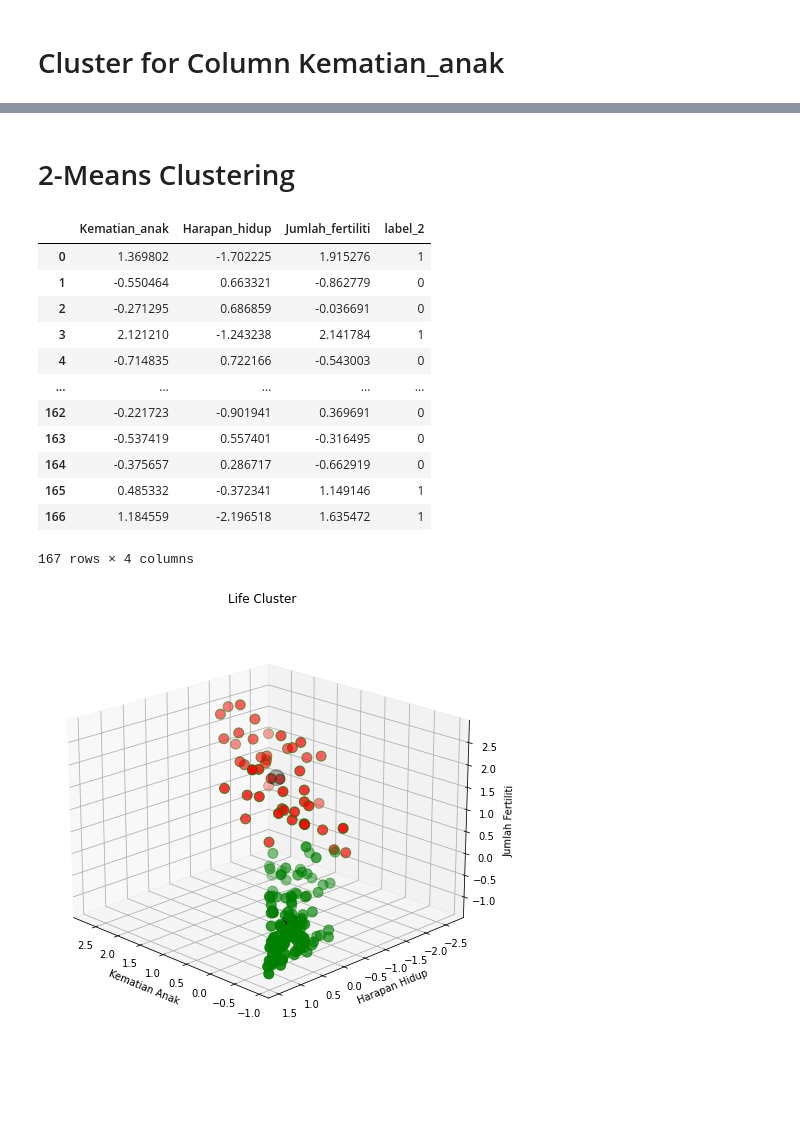
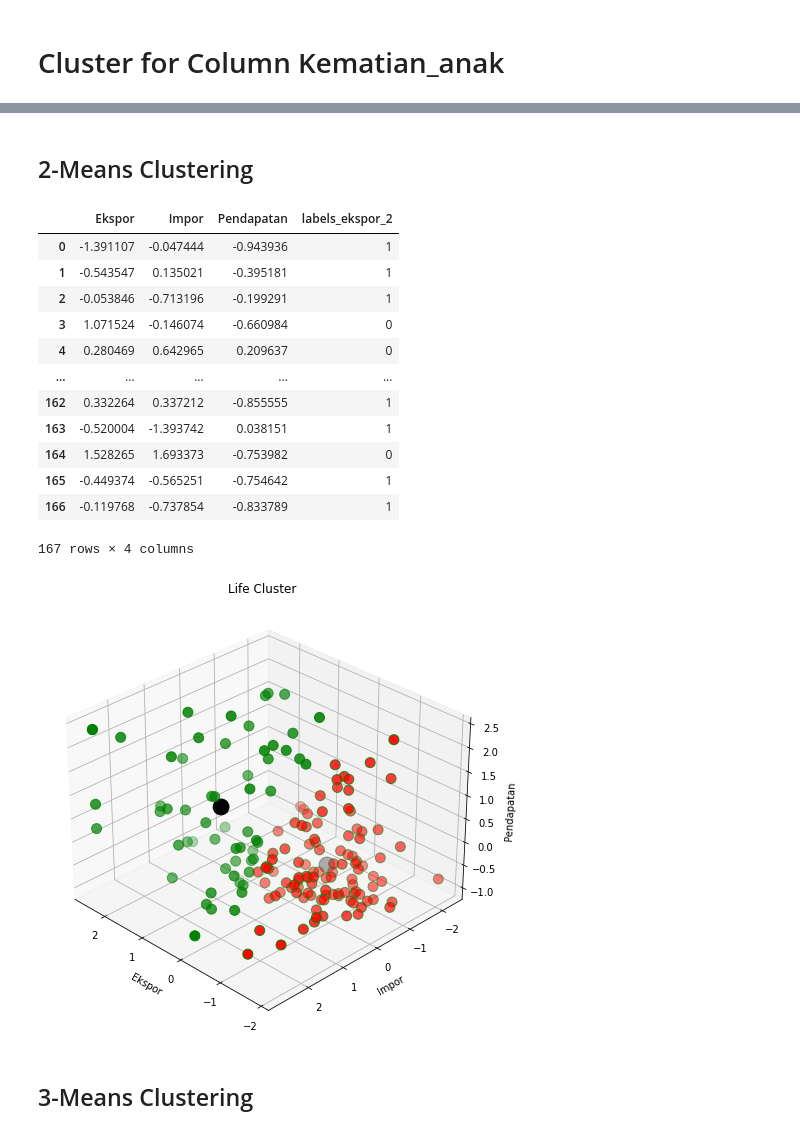
Before and after one commit to benidictusgalihmp/DS-SanberCode, a Jupyter notebook: Final Project/src/W04_F01.ipynb, the cells around one changed output, grey strips where cells are left out. Saved outputs shown, nothing was run; the diff lists cells and outputs as text; code cells hidden in the pictures; blank space fills up the shorter version.

```diff
--- a/Final Project/src/W04_F01.ipynb
+++ b/Final Project/src/W04_F01.ipynb
@@ -414,0 +383,6 @@ Analysis: From The Elbow Method above, the recommended cluster number is 2 (X-ax
+# %%
+# Replace outliers with upper and lower value from dataframe
+
+for col in dfekspor.columns:
+    if(col != 'Negara'):
+        dfekspor[col] = replace_outliers(dfekspor[col])
@@ -414,0 +404,2 @@ Analysis: From The Elbow Method above, the recommended cluster number is 2 (X-ax
+# %%
+dfselect_2 = dfekspor[['Ekspor', 'Impor', 'Pendapatan']].copy()
@@ -414,0 +408,3 @@ Analysis: From The Elbow Method above, the recommended cluster number is 2 (X-ax
+# %%
+# Fit data scaling on dataframe
+dfselect_2 = StandardScaler().fit_transform(dfselect_2.astype(float))
@@ -415,58 +440,53 @@ Analysis: From The Elbow Method above, the recommended cluster number is 2 (X-ax
 # %% [markdown]
-<h1>2-Means Clustering</h1>
+<h2>2-Means Clustering</h2>
 # %%
 # Learning the data with KMeans cluster k = 2
-kmeans2 = KMeans(n_clusters=2, random_state=42).fit(dfselect_1)
+kmeans_ekspor_2 = KMeans(n_clusters=2, random_state=42).fit(dfselect_2)
 
 # Get the labels from kmeans
-labels2 = kmeans2.labels_
+labels_ekspor_2 = kmeans_ekspor_2.labels_
 
 # Create new dataframe with dataframe that have been scaled and rename the column
-dfclust2 = pd.DataFrame(data=dfselect_1, columns=['Kematian_anak', 'Harapan_hidup', 'Jumlah_fertiliti'])
+dfclust2_ekspor = pd.DataFrame(data=dfselect_2, columns=['Ekspor', 'Impor', 'Pendapatan'])
 
 # Add new column 'label_2' as the label of the cluster
-dfclust2['label_2'] = kmeans2.labels_
-dfclust2
+dfclust2_ekspor['labels_ekspor_2'] = kmeans_ekspor_2.labels_
+dfclust2_ekspor
 # %% [output]
-|  | Kematian_anak | Harapan_hidup | Jumlah_fertiliti | label_2 |
-| 0 | 1.369802 | -1.702225 | 1.915276 | 1 |
-| 1 | -0.550464 | 0.663321 | -0.862779 | 0 |
-| 2 | -0.271295 | 0.686859 | -0.036691 | 0 |
-| 3 | 2.121210 | -1.243238 | 2.141784 | 1 |
-| 4 | -0.714835 | 0.722166 | -0.543003 | 0 |
+|  | Ekspor | Impor | Pendapatan | labels_ekspor_2 |
+| 0 | -1.391107 | -0.047444 | -0.943936 | 1 |
+| 1 | -0.543547 | 0.135021 | -0.395181 | 1 |
+| 2 | -0.053846 | -0.713196 | -0.199291 | 1 |
+| 3 | 1.071524 | -0.146074 | -0.660984 | 0 |
+| 4 | 0.280469 | 0.642965 | 0.209637 | 0 |
 | ... | ... | ... | ... | ... |
-| 162 | -0.221723 | -0.901941 | 0.369691 | 0 |
-| 163 | -0.537419 | 0.557401 | -0.316495 | 0 |
-| 164 | -0.375657 | 0.286717 | -0.662919 | 0 |
-| 165 | 0.485332 | -0.372341 | 1.149146 | 1 |
-| 166 | 1.184559 | -2.196518 | 1.635472 | 1 |
+| 162 | 0.332264 | 0.337212 | -0.855555 | 1 |
+| 163 | -0.520004 | -1.393742 | 0.038151 | 1 |
+| 164 | 1.528265 | 1.693373 | -0.753982 | 0 |
+| 165 | -0.449374 | -0.565251 | -0.754642 | 1 |
+| 166 | -0.119768 | -0.737854 | -0.833789 | 1 |
 167 rows × 4 columns
 # %%
 # Create canvas
 fig = plt.figure(figsize=(12, 8))
 
 # Create 3D plotting
 ax = fig.add_subplot(111, projection='3d')
 
-ax.scatter(dfclust2['Kematian_anak'][dfclust2.label_2==0], dfclust2['Harapan_hidup'][dfclust2.label_2==0], dfclust2['Jumlah_fertiliti'][dfclust2.label_2==0], c='green', s=100, edgecolors='green')
-ax.scatter(dfclust2['Kematian_anak'][dfclust2.label_2==1], dfclust2['Harapan_hidup'][dfclust2.label_2==1], dfclust2['Jumlah_fertiliti'][dfclust2.label_2==1], c='red', s=100, edgecolors='green')
+ax.scatter(dfclust2_ekspor['Ekspor'][dfclust2_ekspor.labels_ekspor_2==0], dfclust2_ekspor['Impor'][dfclust2_ekspor.labels_ekspor_2==0], dfclust2_ekspor['Pendapatan'][dfclust2_ekspor.labels_ekspor_2==0], c='green', s=100, edgecolors='green')
+ax.scatter(dfclust2_ekspor['Ekspor'][dfclust2_ekspor.labels_ekspor_2==1], dfclust2_ekspor['Impor'][dfclust2_ekspor.labels_ekspor_2==1], dfclust2_ekspor['Pendapatan'][dfclust2_ekspor.labels_ekspor_2==1], c='red', s=100, edgecolors='green')
 
-# plt.scatter(kmeans2.cluster_centers_[:,0], kmeans2.cluster_centers_[:,1], c='k', s=300)
-scatter = ax.scatter(kmeans2.cluster_centers_[:, 0],
-            kmeans2.cluster_centers_[:, 1],
-            kmeans2.cluster_centers_[:, 2],
-            s = 250,
-            marker='o',
-            c='k',
-            label='centroids')
+scatter = ax.scatter(kmeans_ekspor_2.cluster_centers_[:, 0], kmeans_ekspor_2.cluster_centers_[:, 1], kmeans_ekspor_2.cluster_centers_[:, 2], s = 250, marker='o', c='k', label='centroids')
 plt.title('Life Cluster')
-plt.xlabel('Kematian Anak')
-plt.ylabel('Harapan Hidup')
-ax.set_zlabel('Jumlah Fertiliti')
+plt.xlabel('Ekspor')
+plt.ylabel('Impor')
+ax.set_zlabel('Pendapatan')
 
 # rotate the axes and update
-ax.view_init(20, 135)
+ax.view_init(30, 135)
 
 plt.show()
 # %% [output]
-[figure, old version]
+[figure, new version]
+# %% [markdown]
+<h2>3-Means Clustering</h2>
```
Also changed, not shown: parts of 57 cells of this notebook.
